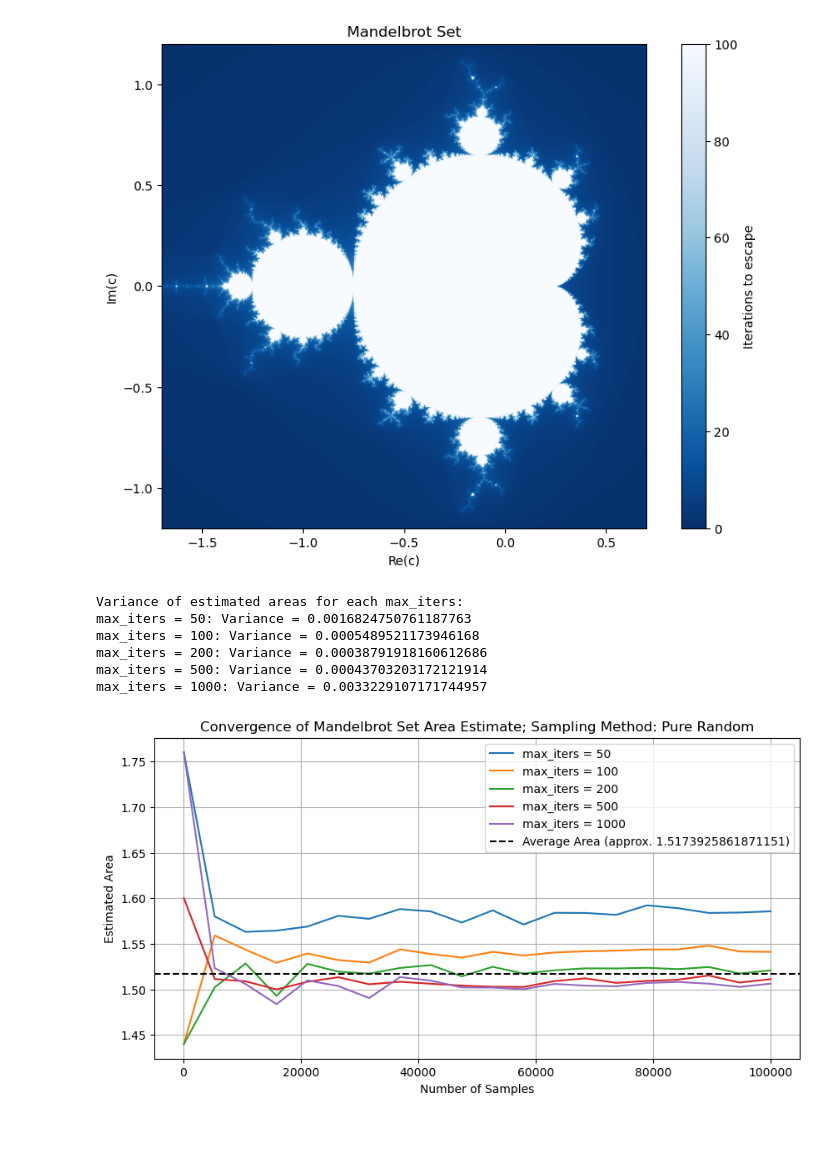
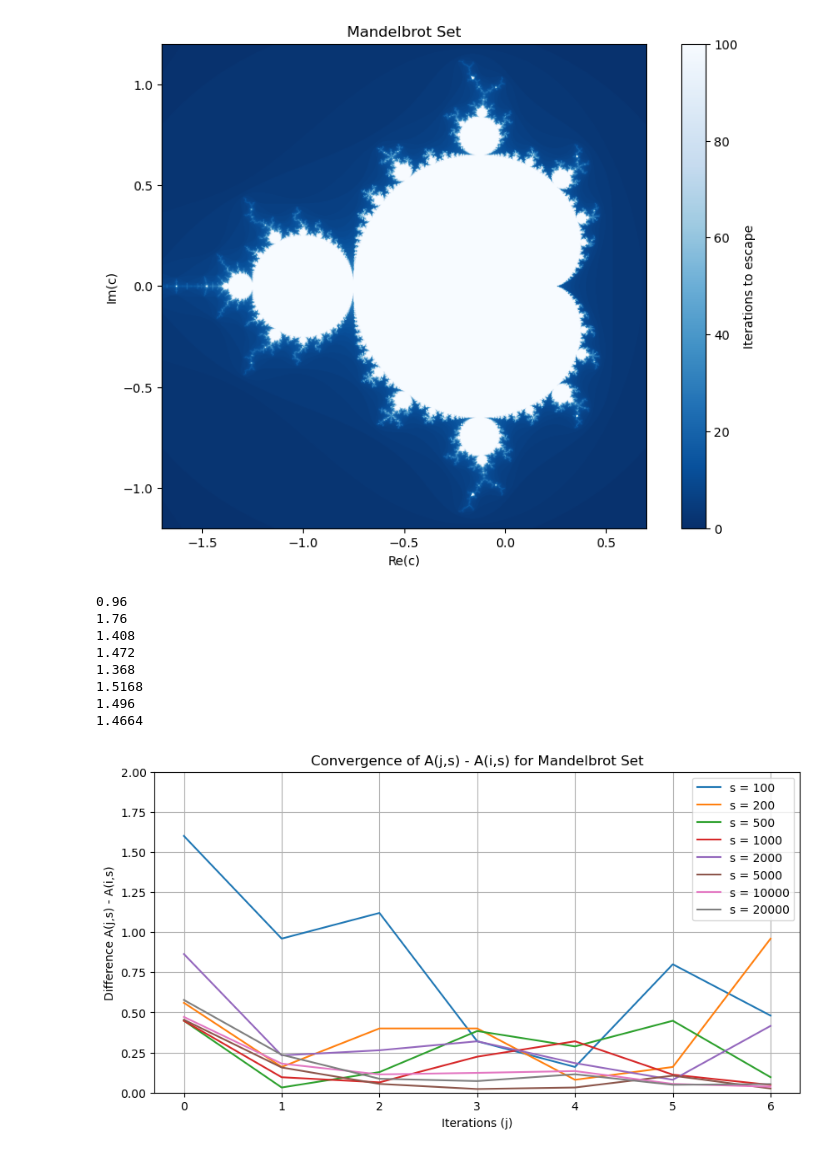
Before and after one commit to magggienn/stoch-sim-mandelbrot, a Jupyter notebook: Zainab's changes/Mandelbrot Analysis.ipynb, the cells around one changed output. Drawn from its saved outputs; the diff is of its cells as text; code cells hidden in the pictures.

Commit message:
add area convergence with balanced s and i

```diff
--- a/Zainab's changes/Mandelbrot Analysis.ipynb
+++ b/Zainab's changes/Mandelbrot Analysis.ipynb
@@ -54,25 +54,34 @@ def LHS_area_estimate(x_range, y_range, max_iters, num_samples):
 
     return estimated_area
 # %%
-def ortho_area_estimate(x_range, y_range, max_iters, num_samples):
-    sample_size = int(np.sqrt(num_samples))
+def ortho_area_estimate(x_range, y_range, max_iters, num_samples, sub_sections):
 
-    sample_set = qmc.LatinHypercube(d=2)
-    sample = sample_set.random(n=num_samples)
+    samples_per_section = num_samples // (sub_sections * sub_sections)
 
-    x_size = np.linspace(x_range[0], x_range[1], sample_size + 1)
-    y_size = np.linspace(y_range[0], y_range[1], sample_size + 1)
+    x_size = np.linspace(x_range[0], x_range[1], sub_sections + 1)
+    y_size = np.linspace(y_range[0], y_range[1], sub_sections + 1)
 
     x_samples = []
     y_samples = []
 
-    for i in range(sample_size):
-        for j in range(sample_size):
-            # For each grid square, sample a random point within that section
-            x_sample = np.random.uniform(x_size[i], x_size[i+1])
-            y_sample = np.random.uniform(y_size[j], y_size[j+1])
-            x_samples.append(x_sample)
-            y_samples.append(y_sample)
+    for i in range(sub_sections):
+        for j in range(sub_sections):
+
+            # Latin hypercube for each sub section
+            sample_set = qmc.LatinHypercube(d=2)
+            cell_samples = sample_set.random(n=samples_per_section)
+
+            #Min and max of y values
+            x_cell_min, x_cell_max = x_size[i], x_size[i + 1]
+            y_cell_min, y_cell_max = y_size[j], y_size[j + 1]
+
+            # Scales samples to be between 0 and 1 for LHS
+            x_cell_samples = x_cell_min + cell_samples[:, 0] * (x_cell_max - x_cell_min)
+            y_cell_samples = y_cell_min + cell_samples[:, 1] * (y_cell_max - y_cell_min)
+
+            # Adds scaled points to sample arrays
+            x_samples.extend(x_cell_samples)
+            y_samples.extend(y_cell_samples)
 
     x_samples = np.array(x_samples)
     y_samples = np.array(y_samples)
@@ -163,17 +183,20 @@ def plot_areas(x_range, y_range, max_iters_list, n_list, sample_type):
 # %%
 # Setting initial conditions
 x_range = (-2,2)
 y_range = (-2,2)
-max_iters_list = [50, 100, 200, 500, 1000]
-n_list = np.linspace(100, 100000, 20, dtype=int)
+max_iters_range = [10, 25, 50, 100, 200, 400, 800, 1000]
+n_list = [100, 200, 500, 1000, 2000, 5000, 10000, 20000]
+num_simulations = 1
 
-plot_areas(x_range, y_range, max_iters_list, n_list, sample_type="Pure Random")
+plot_areas_convergence(x_range, y_range, n_list, max_iters_range, sample_type="Pure Random", num_simulations=1)
 # %% [output]
-Variance of estimated areas for each max_iters:
-max_iters = 50: Variance = 0.0016824750761187763
-max_iters = 100: Variance = 0.0005489521173946168
-max_iters = 200: Variance = 0.00038791918160612686
-max_iters = 500: Variance = 0.00043703203172121914
-max_iters = 1000: Variance = 0.0033229107171744957
+0.96
+1.76
+1.408
+1.472
+1.368
+1.5168
+1.496
+1.4664
-[figure, old version]
+[figure, new version]
 # %%
```
Also changed, not shown: parts of 3 cells of this notebook, 1 other file.
